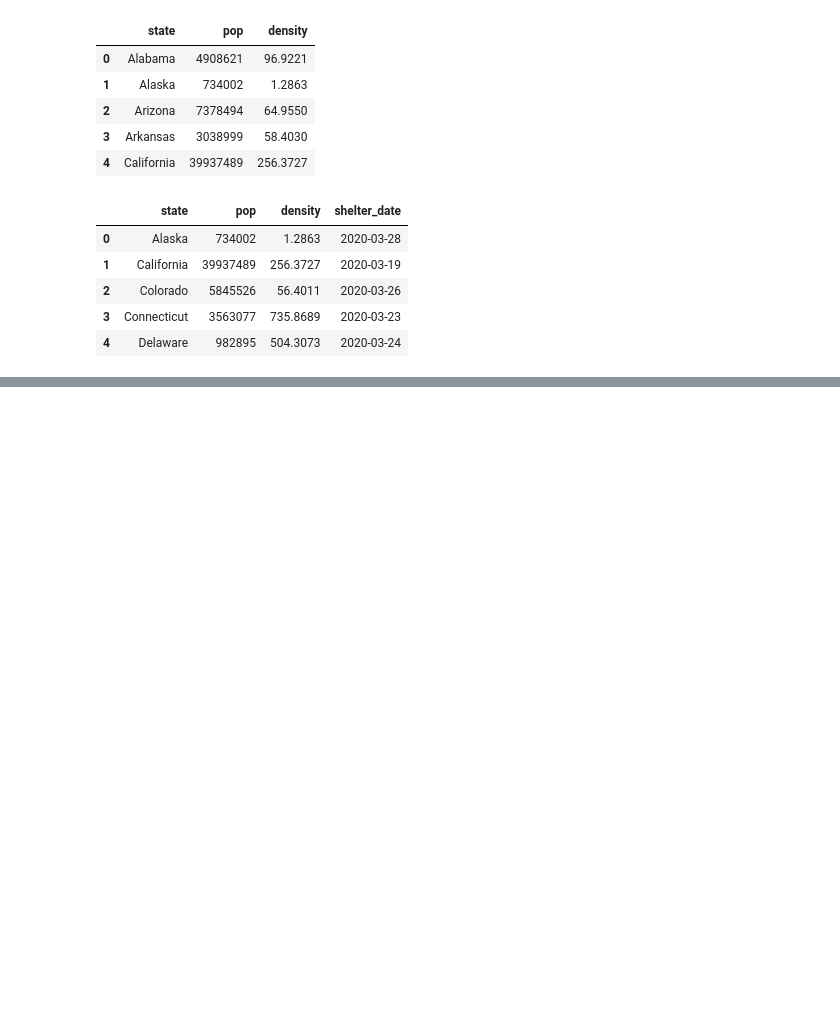
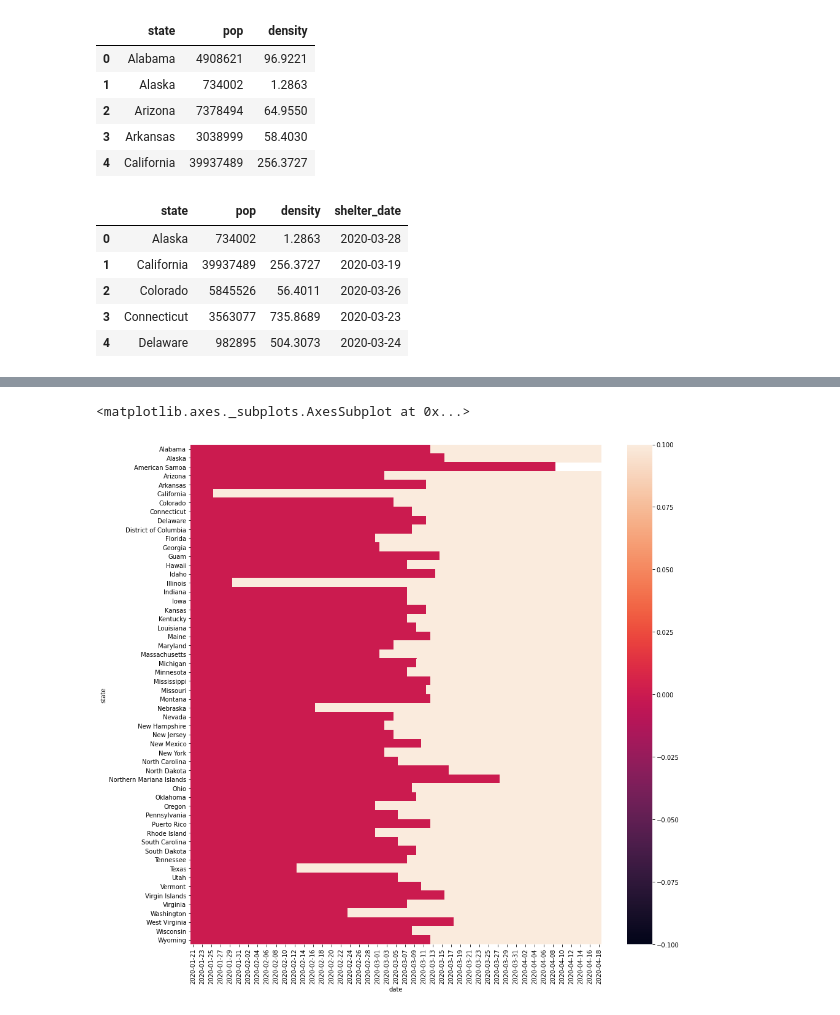
Before and after one commit to rirwin/covid-19-data, a Jupyter notebook: notebooks/covid19.ipynb, the cells around one changed output, grey strips where cells are left out. Saved outputs shown, nothing was run; the diff lists cells and outputs as text; code cells hidden in the pictures; blank space fills up the shorter version.

```diff
--- a/notebooks/covid19.ipynb
+++ b/notebooks/covid19.ipynb
@@ -303,0 +480,7 @@ Text(0.5, 1.0, 'Percent daily increase in cases California as of 2020-04-04')
+# %%
+fig, ax = plt.subplots(figsize=(15,15))         # Sample figsize in inches
+
+sns.heatmap(df.pivot("state", "date", "log_cases").fillna(0), yticklabels=True)
+# %% [output]
+<matplotlib.axes._subplots.AxesSubplot at 0x...>
+[figure, added]
```
Also changed, not shown: parts of 19 cells of this notebook.
